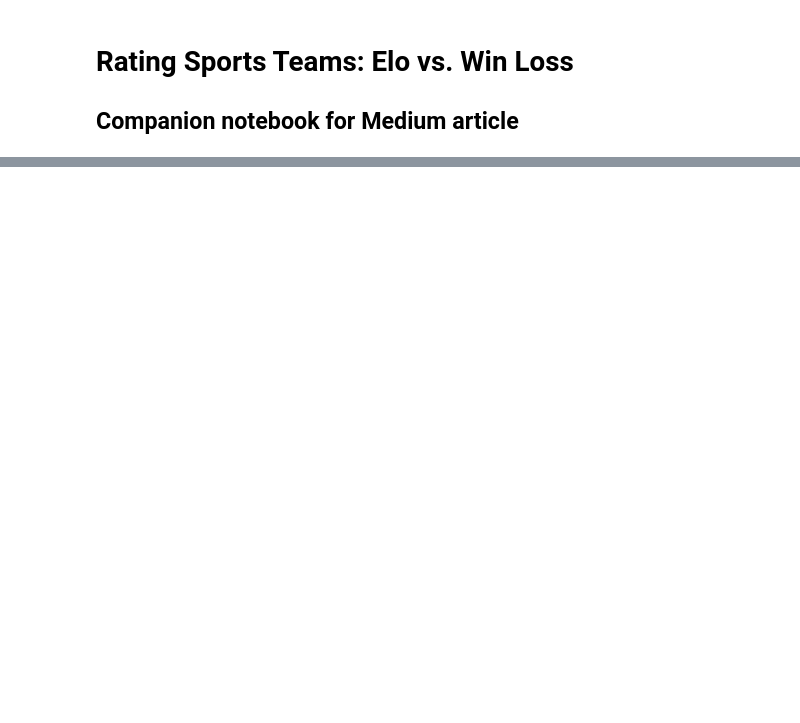
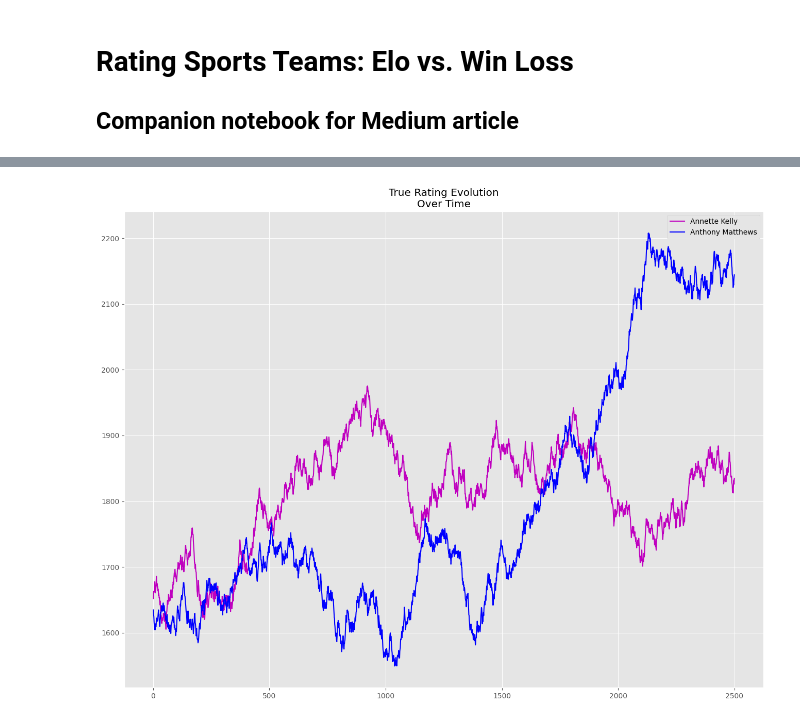
Before and after one commit to btatkinson/oddsmaker, a Jupyter notebook: medium/Rating Sports Teams Elo vs. Win Loss.ipynb, the cells around one changed output, grey strips where cells are left out. Cells and saved outputs as stored; diff of their text form; code cells hidden in the pictures; blank space fills up the shorter version.

```diff
--- a/medium/Rating Sports Teams Elo vs. Win Loss.ipynb
+++ b/medium/Rating Sports Teams Elo vs. Win Loss.ipynb
@@ -51,2 +99,24 @@ surf_data = create_Elo_random_walk(player_rating_dict, num_rounds=num_rounds, st
+# %%
+
+name_1 = sports_data.player_a.unique()[0]
+name_2 = sports_data.player_a.unique()[1]
+# %%
+
+import matplotlib.pyplot as plt
+plt.style.use('ggplot')
+
+player_1 = sports_data.loc[sports_data['player_a']==name_1].copy().reset_index(drop=True)
+player_2 = sports_data.loc[sports_data['player_a']==name_2].copy().reset_index(drop=True)
+
+fig, ax = plt.subplots(figsize=(16,12))
+
+ax.plot(player_1.rating_period, player_1.player_a_true, label=name_1, c='m')
+ax.plot(player_2.rating_period, player_2.player_a_true, label=name_2, c='b')
+ax.set_title("True Rating Evolution\nOver Time")
+
+ax.legend()
+plt.show()
+# %% [output]
+[figure, added]
 # %%
 
```
Also changed, not shown: parts of 27 cells of this notebook, 1 other file.
